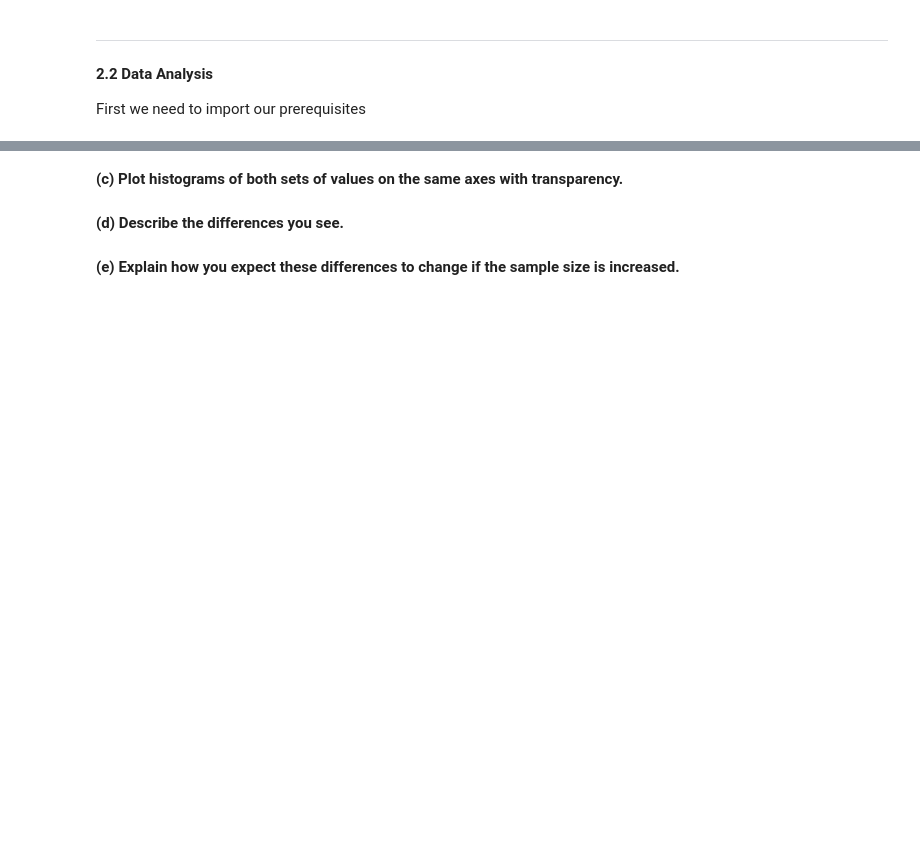
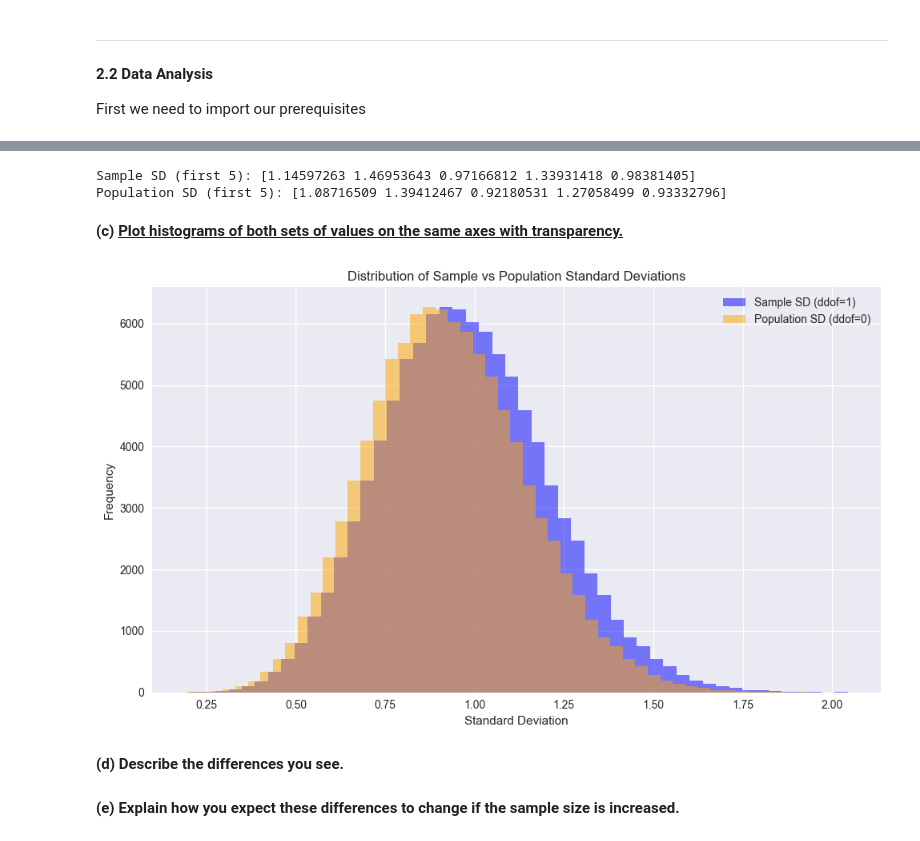
Before and after one commit to Laura6826/applied-statistics-8651, a Jupyter notebook: problems.ipynb, the cells around one changed output, grey strips where cells are left out. Cells and saved outputs as stored; diff of their text form; code cells hidden in the pictures; blank space fills up the shorter version.

```diff
--- a/problems.ipynb
+++ b/problems.ipynb
@@ -456,21 +465,4 @@ array([1, 0, 0, 1, 1, 1, 0, 0, 1, 0, 1, 0, 1, 0, 1, 0, 0, 0, 0, 0, 1, 0,
 # %%
-# axis=1 → computes the standard deviation across each row, treating each row as one sample.
-
-ddof=1 → divides by
-𝑛
-−
-1
-, giving the sample standard deviation.
-
-ddof=0 → divides by
-𝑛
-, giving the population standard deviation.
-
-, giving the sample standard deviation.
-
-ddof=0 → divides by
-𝑛
-, giving the population standard deviation.
 # Compute sample standard deviation (ddof=1)
 sample_sd = np.std(samples, axis=1, ddof=1)
 
@@ -480,5 +472,8 @@ population_sd = np.std(samples, axis=1, ddof=0)
 # Optional: preview
 print("Sample SD (first 5):", sample_sd[:5])
 print("Population SD (first 5):", population_sd[:5])
+# %% [output]
+Sample SD (first 5): [1.14597263 1.46953643 0.97166812 1.33931418 0.98381405]
+Population SD (first 5): [1.08716509 1.39412467 0.92180531 1.27058499 0.93332796]
 # %% [markdown]
-**(c) Plot histograms of both sets of values on the same axes with transparency.**
+**(c) <u>Plot histograms of both sets of values on the same axes with transparency.</u>**
@@ -485,3 +495,20 @@ print("Population SD (first 5):", population_sd[:5])
+# %%
+# Plot histograms
+# Create the plot, as a histogram.
+plt.figure(figsize=(10, 6))
+plt.hist(sample_sd, bins=50, alpha=0.5, label='Sample SD (ddof=1)', color='blue')
+plt.hist(population_sd, bins=50, alpha=0.5, label='Population SD (ddof=0)', color='orange')
+
+# Add labels and legend
+plt.title('Distribution of Sample vs Population Standard Deviations')
+plt.xlabel('Standard Deviation')
+plt.ylabel('Frequency')
+plt.legend()
+plt.grid(True)
+plt.tight_layout()
+plt.show()
+# %% [output]
+[figure, added]
 # %% [markdown]
 **(d) Describe the differences you see.**
 # %% [markdown]
```
Also changed, not shown: parts of 7 cells of this notebook.
